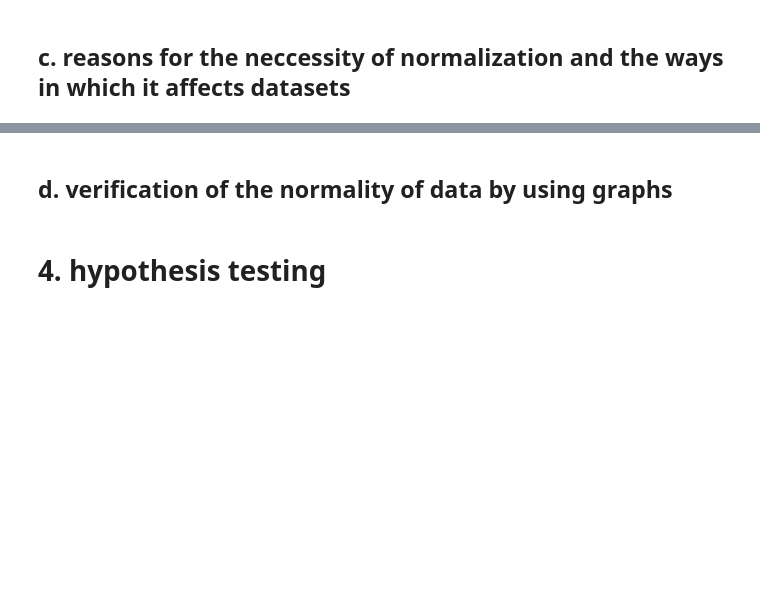
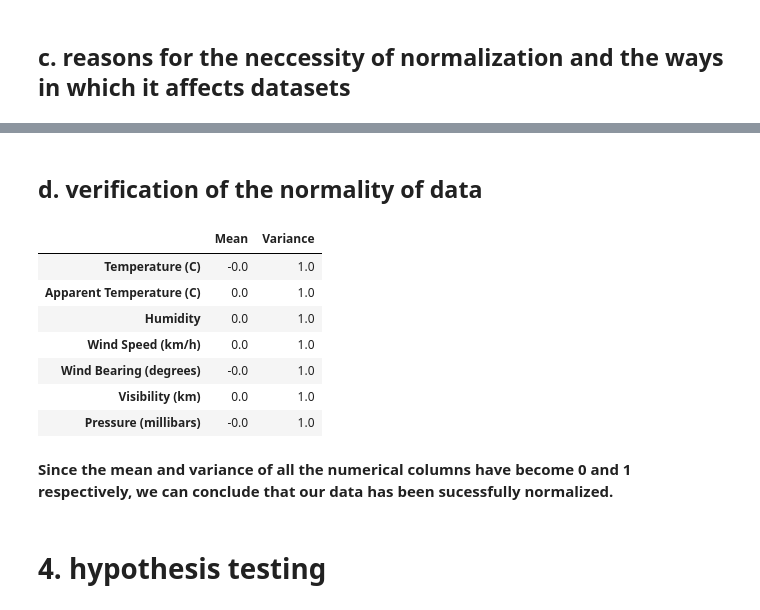
Before and after one commit to SDS-MINI-PROJECT/mini-project, a Jupyter notebook: weatherData.ipynb, the cells around one changed output, grey strips where cells are left out. Drawn from its saved outputs; the diff is of its cells as text; code cells hidden in the pictures; blank space fills up the shorter version.

```diff
--- a/weatherData.ipynb
+++ b/weatherData.ipynb
@@ -232,5 +285,23 @@ plt.show()
 # %% [markdown]
-## d. verification of the normality of data by using graphs
+## d. verification of the normality of data
+# %%
+df1 = pd.DataFrame(normalized_df.mean(), columns = ["Mean"]).round(10) #Mean rounded off to 10 decimal places
+
+df2 = pd.DataFrame(normalized_df.var(), columns = ["Variance"]) #Variance
+df3 = pd.concat([df1, df2], axis=1, sort=False)
+
+df3
+# %% [output]
+|  | Mean | Variance |
+| Temperature (C) | -0.0 | 1.0 |
+| Apparent Temperature (C) | 0.0 | 1.0 |
+| Humidity | 0.0 | 1.0 |
+| Wind Speed (km/h) | 0.0 | 1.0 |
+| Wind Bearing (degrees) | -0.0 | 1.0 |
+| Visibility (km) | 0.0 | 1.0 |
+| Pressure (millibars) | -0.0 | 1.0 |
+# %% [markdown]
+**Since the mean and variance of all the numerical columns have become 0 and 1 respectively, we can conclude that our data has been sucessfully normalized.**
 # %% [markdown]
 # 4. hypothesis testing
 # %% [markdown]
```
Also changed, not shown: parts of 4 cells of this notebook.
